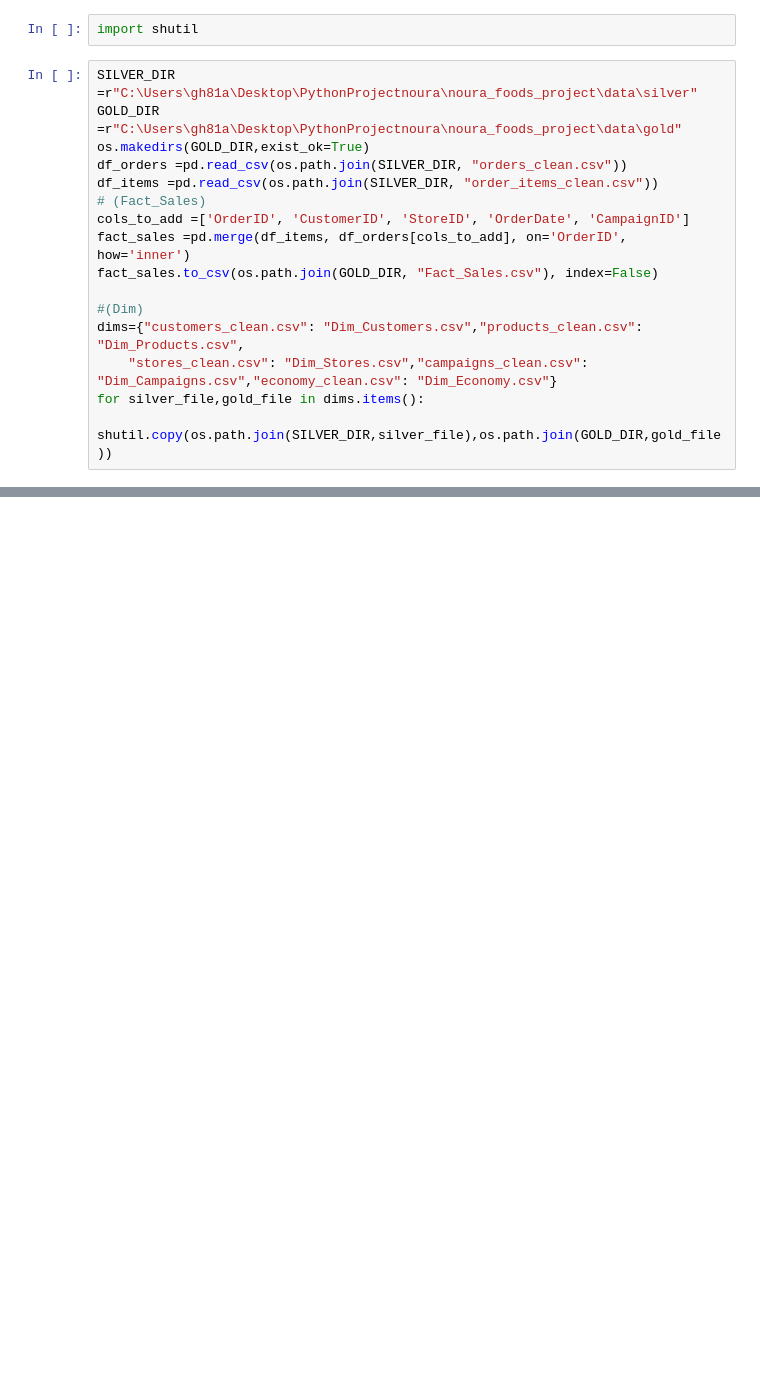
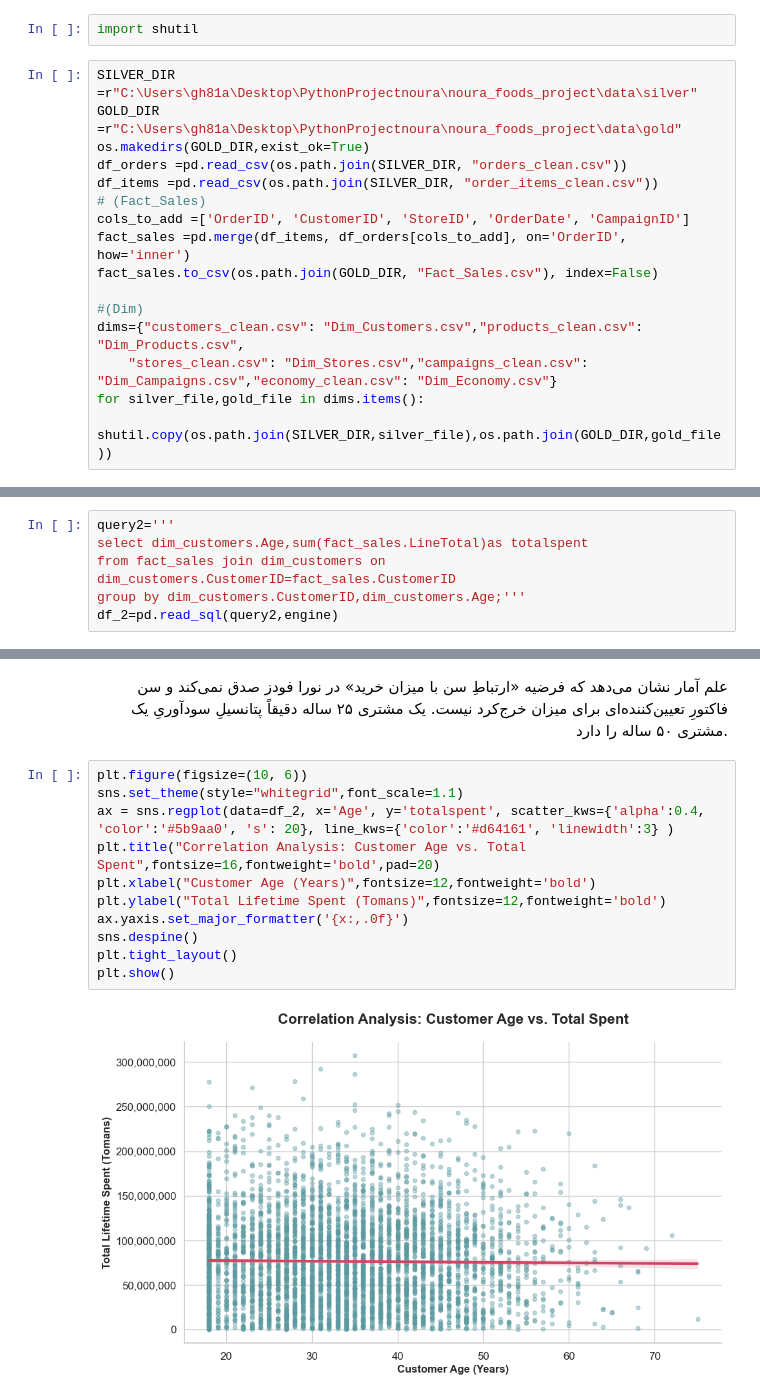
Before and after one commit to greenghazal/noura-foods-data-analysis, a Jupyter notebook: 02_etl_pipeline.py.ipynb, the cells around one changed output, grey strips where cells are left out. Cells and saved outputs as stored; diff of their text form; blank space fills up the shorter version.

```diff
--- a/02_etl_pipeline.py.ipynb
+++ b/02_etl_pipeline.py.ipynb
@@ -137,0 +220,6 @@ for silver_file,gold_file in dims.items():
+# %%
+query2='''
+select dim_customers.Age,sum(fact_sales.LineTotal)as totalspent
+from fact_sales join dim_customers on dim_customers.CustomerID=fact_sales.CustomerID
+group by dim_customers.CustomerID,dim_customers.Age;'''
+df_2=pd.read_sql(query2,engine)
@@ -137,0 +241,20 @@ for silver_file,gold_file in dims.items():
+# %% [markdown]
+
+<p style="direction: rtl; text-align: right;">
+علم آمار نشان می‌دهد که فرضیه «ارتباطِ سن با میزان خرید» در نورا فودز صدق نمی‌کند و سن فاکتورِ تعیین‌کننده‌ای برای میزان خرج‌کرد نیست. یک مشتری ۲۵ ساله دقیقاً پتانسیلِ سودآوریِ یک مشتری ۵۰ ساله را دارد.
+</p>
+
+</div>
+# %%
+plt.figure(figsize=(10, 6))
+sns.set_theme(style="whitegrid",font_scale=1.1)
+ax = sns.regplot(data=df_2, x='Age', y='totalspent', scatter_kws={'alpha':0.4, 'color':'#5b9aa0', 's': 20}, line_kws={'color':'#d64161', 'linewidth':3} )
+plt.title("Correlation Analysis: Customer Age vs. Total Spent",fontsize=16,fontweight='bold',pad=20)
+plt.xlabel("Customer Age (Years)",fontsize=12,fontweight='bold')
+plt.ylabel("Total Lifetime Spent (Tomans)",fontsize=12,fontweight='bold')
+ax.yaxis.set_major_formatter('{x:,.0f}')
+sns.despine()
+plt.tight_layout()
+plt.show()
+# %% [output]
+[figure, added]
```
Also changed, not shown: parts of 16 cells of this notebook, 1 other file.
